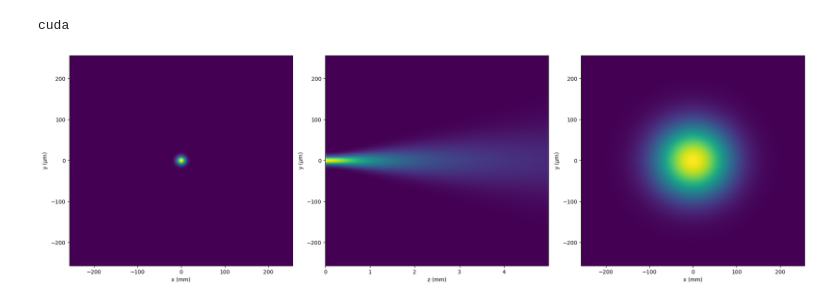
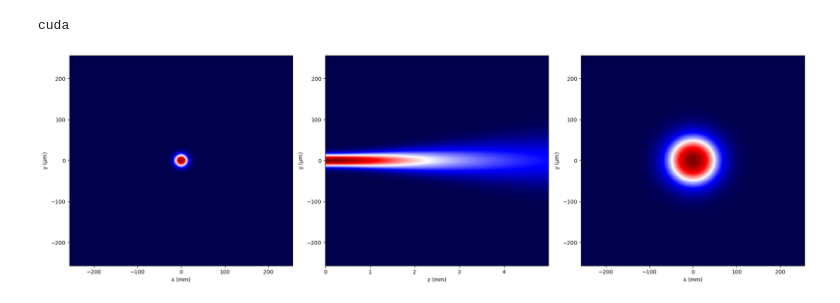
Before and after one commit to Loli-Eternally/D2NN-with-Pytorch, a Jupyter notebook: Beam-Diffraction.ipynb, the cells around one changed output. Drawn from its saved outputs; the diff is of its cells as text; code cells hidden in the pictures.

```diff
--- a/Beam-Diffraction.ipynb
+++ b/Beam-Diffraction.ipynb
@@ -69,31 +69,31 @@ mesh = np.arange(-coord_limit, coord_limit, DISCRETIZATION_STEP)
 x, y = np.meshgrid(mesh, mesh)
 # %%
 # 高斯光束传输演化
-BEAM_SIZE = 10e-6
+BEAM_SIZE = 15e-6
 beam = np.exp(-(x**2+y**2)/BEAM_SIZE**2)
 field = propagation_along_z(beam, wl, N_pixels, DISCRETIZATION_STEP, z_step, number_of_z_steps)
 # %%
 plt.rcParams["figure.figsize"] = (20, 6)
 fig, (ax1, ax2, ax3) = plt.subplots(1, 3, constrained_layout=True)
 
 # input
 XY_field_in = np.abs(field[0].data.numpy())
-ax1.pcolormesh(mesh*10**6, mesh*10**6, XY_field_in)
+ax1.pcolormesh(mesh*10**6, mesh*10**6, XY_field_in, cmap = 'seismic')
 ax1.set_xlabel('x (mm)')
 ax1.set_ylabel('y ($\mu$m)')
 
 # yx cross-section
 YZ_field = torch.abs(field[:, N_pixels//2])
-ax2.pcolormesh(z*10**3, mesh*10**6, YZ_field.T)
+ax2.pcolormesh(z*10**3, mesh*10**6, YZ_field.T, cmap = 'seismic')
 ax2.set_xlabel('z (mm)')
 ax2.set_ylabel('y ($\mu$m)')
 
 # output
 XY_field_out = torch.abs(field[-1]).T
-ax3.pcolormesh(mesh*10**6, mesh*10**6, XY_field_out.T)
+ax3.pcolormesh(mesh*10**6, mesh*10**6, XY_field_out.T, cmap = 'seismic')
 ax3.set_xlabel('x (mm)')
 ax3.set_ylabel('y ($\mu$m)')
 
 plt.show()
 # %% [output]
-[figure, old version]
+[figure, new version]
```
Also changed, not shown: parts of 18 cells of this notebook.
